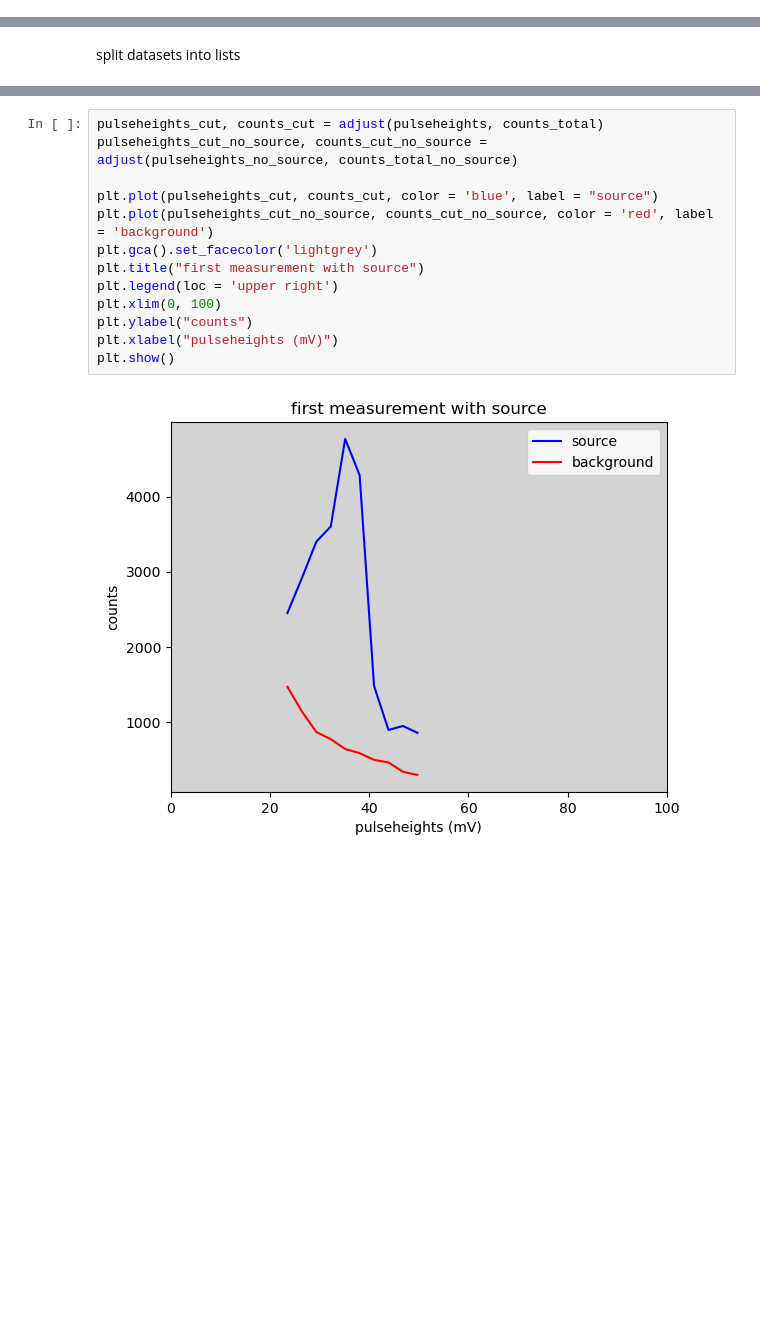
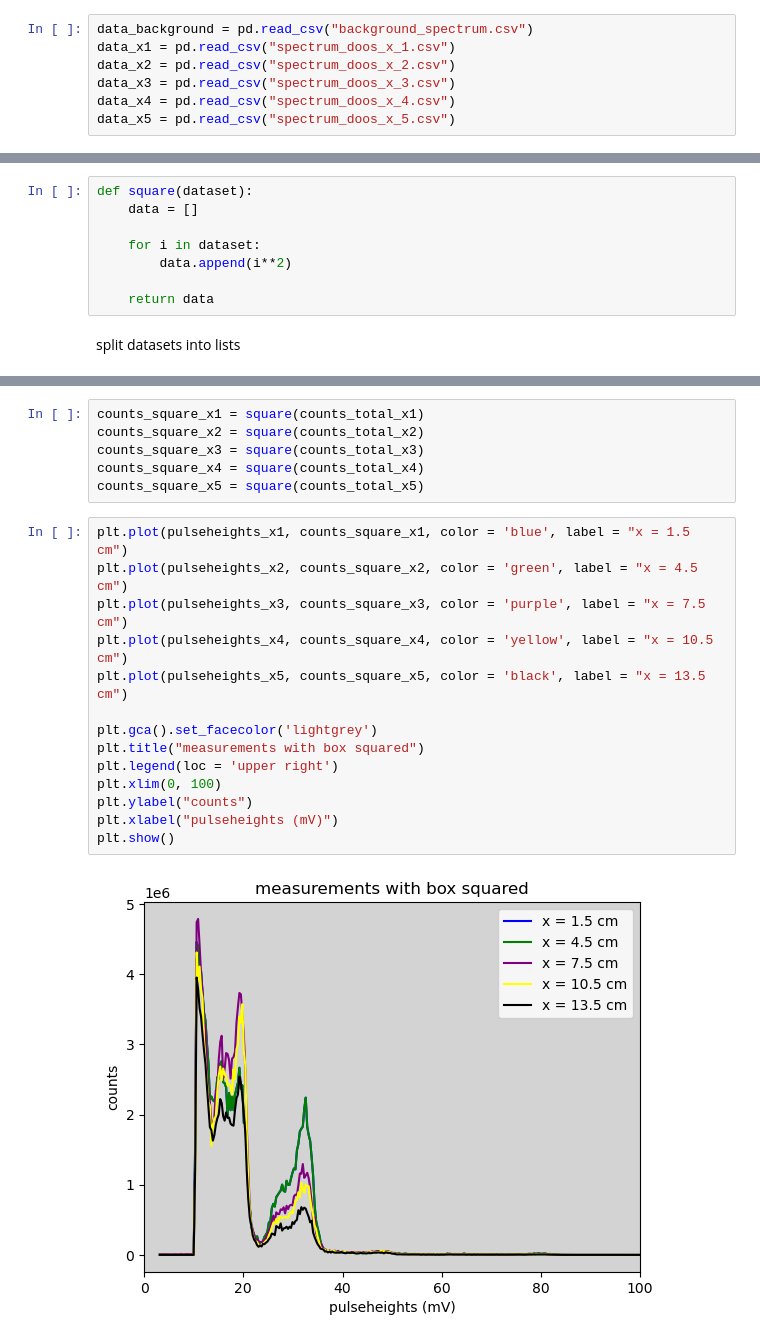
Before and after one commit to jrc-rodriguez/particle_physics, a Jupyter notebook: particle_physics.ipynb, the cells around one changed output, grey strips where cells are left out. Saved outputs shown, nothing was run; the diff lists cells and outputs as text; blank space fills up the shorter version.

Commit message:
measurements on x axis made

```diff
--- a/particle_physics.ipynb
+++ b/particle_physics.ipynb
@@ -12,3 +9,10 @@ data_1 = pd.read_csv("spectrum_1.csv")
+# %%
+data_background = pd.read_csv("background_spectrum.csv")
+data_x1 = pd.read_csv("spectrum_doos_x_1.csv")
+data_x2 = pd.read_csv("spectrum_doos_x_2.csv")
+data_x3 = pd.read_csv("spectrum_doos_x_3.csv")
+data_x4 = pd.read_csv("spectrum_doos_x_4.csv")
+data_x5 = pd.read_csv("spectrum_doos_x_5.csv")
 # %% [markdown]
 function to add counts from channel A and B
 # %%
@@ -35,2 +41,10 @@ def adjust(dataset_1, dataset_2):
+# %%
+def square(dataset):
+    data = []
+
+    for i in dataset:
+        data.append(i**2)
+
+    return data
 # %% [markdown]
 split datasets into lists
@@ -86,15 +142,22 @@ plt.show()
+# %%
+counts_square_x1 = square(counts_total_x1)
+counts_square_x2 = square(counts_total_x2)
+counts_square_x3 = square(counts_total_x3)
+counts_square_x4 = square(counts_total_x4)
+counts_square_x5 = square(counts_total_x5)
 # %%
-pulseheights_cut, counts_cut = adjust(pulseheights, counts_total)
-pulseheights_cut_no_source, counts_cut_no_source = adjust(pulseheights_no_source, counts_total_no_source)
+plt.plot(pulseheights_x1, counts_square_x1, color = 'blue', label = "x = 1.5 cm")
+plt.plot(pulseheights_x2, counts_square_x2, color = 'green', label = "x = 4.5 cm")
+plt.plot(pulseheights_x3, counts_square_x3, color = 'purple', label = "x = 7.5 cm")
+plt.plot(pulseheights_x4, counts_square_x4, color = 'yellow', label = "x = 10.5 cm")
+plt.plot(pulseheights_x5, counts_square_x5, color = 'black', label = "x = 13.5 cm")
 
-plt.plot(pulseheights_cut, counts_cut, color = 'blue', label = "source")
-plt.plot(pulseheights_cut_no_source, counts_cut_no_source, color = 'red', label = 'background')
 plt.gca().set_facecolor('lightgrey')
-plt.title("first measurement with source")
+plt.title("measurements with box squared")
 plt.legend(loc = 'upper right')
 plt.xlim(0, 100)
 plt.ylabel("counts")
 plt.xlabel("pulseheights (mV)")
 plt.show()
 # %% [output]
-[figure, old version]
+[figure, new version]
```
Also changed, not shown: parts of 9 cells of this notebook, 11 other files.
